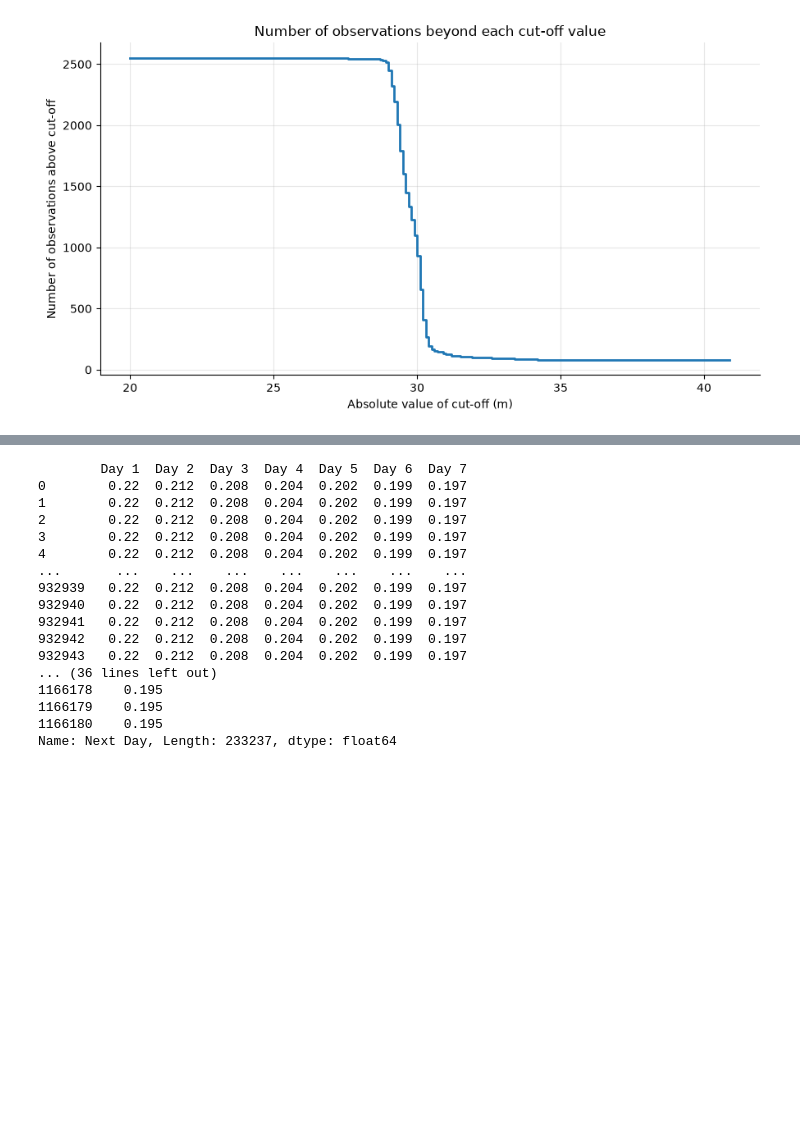
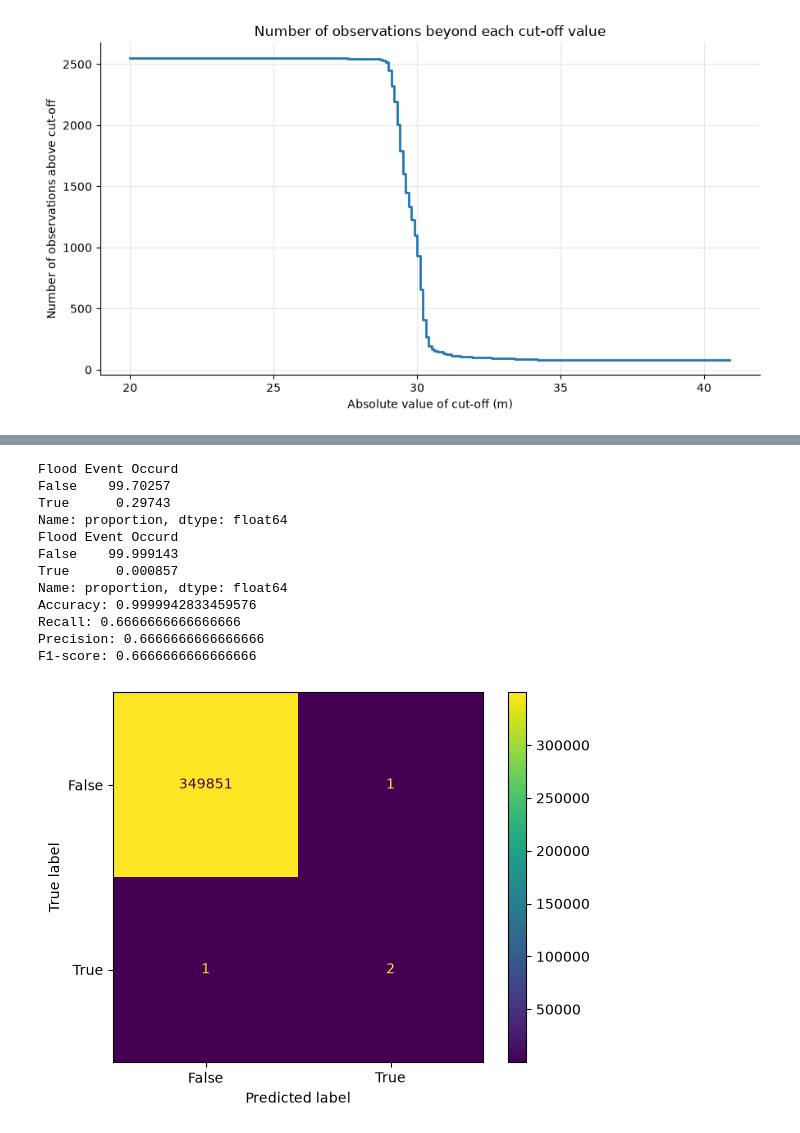
Before and after one commit to EmmaSC05/MLP-Group-Project, a Jupyter notebook: Nina.ipynb, the cells around one changed output, grey strips where cells are left out. Drawn from its saved outputs; the diff is of its cells as text; code cells hidden in the pictures; blank space fills up the shorter version.

```diff
--- a/Nina.ipynb
+++ b/Nina.ipynb
@@ -171,38 +192,56 @@ Have we successfully got no NaNs? True
 # %%
 import sklearn
-from sklearn.preprocessing import LabelEncoder
 from sklearn.model_selection import train_test_split
 from sklearn.linear_model import LogisticRegression
-from sklearn.preprocessing import StandardScaler
 from sklearn.pipeline import make_pipeline
-from sklearn.compose import ColumnTransformer
-from sklearn.preprocessing import OneHotEncoder
+from sklearn.metrics import ConfusionMatrixDisplay
+from sklearn.metrics import accuracy_score, precision_score, f1_score, recall_score
+from sklearn import preprocessing
 
 # Splitting the preprocessed data
 X = valid_7day(avg).iloc[:,[2,3,4,5,6,7,8]] # only 7 day period
-y = valid_7day(avg).iloc[:, 9] # the next day after 7 day period
+y = valid_7day(avg).iloc[:, 10] # the next day after 7 day period
 
 X_train, X_test, y_train, y_test = train_test_split(X, y, shuffle=False,
-                                                    test_size = 0.2, random_state=1112)
-print(X_train) # should be 80% * 1169323 = 935458ish
-print(X_test) # should be 20% * 1169323 = 233864ish
-print(y_train)
-print(y_test)
+                                                    test_size = 0.3, random_state=0)
+# print(X_train)
+# print(X_test)
+# print(y_train)
+# print(y_test)
+
+# creating a pipe using the make_pipeline method
+pipe = make_pipeline(LogisticRegression(random_state=42, C=np.inf))
+
+#fitting data into the model
+pipe.fit(X_train, y_train)
+
+# predicting values
+y_pred = pipe.predict(X_test)
+
+# Check the proportion of defaults in both train and test data sets
+print(pd.Series(y_train).value_counts(normalize=True)*100)
+print(pd.Series(y_test).value_counts(normalize=True)*100)
+# (Note: data is HIGHLY imbalances, had to set 70/30... need to decide how to deal with data imbalance)
+
+# Compute metrics
+print("Accuracy:", accuracy_score(y_test, y_pred))
+print("Recall:", recall_score(y_test, y_pred))
+print("Precision:", precision_score(y_test, y_pred))
+print("F1-score:", f1_score(y_test, y_pred))
+
+ConfusionMatrixDisplay.from_estimator(pipe.fit(X_train, y_train), X_test, y_test)
+plt.show()
 # %% [output]
-        Day 1  Day 2  Day 3  Day 4  Day 5  Day 6  Day 7
-0        0.22  0.212  0.208  0.204  0.202  0.199  0.197
-1        0.22  0.212  0.208  0.204  0.202  0.199  0.197
-2        0.22  0.212  0.208  0.204  0.202  0.199  0.197
-3        0.22  0.212  0.208  0.204  0.202  0.199  0.197
-4        0.22  0.212  0.208  0.204  0.202  0.199  0.197
-...       ...    ...    ...    ...    ...    ...    ...
-932939   0.22  0.212  0.208  0.204  0.202  0.199  0.197
-932940   0.22  0.212  0.208  0.204  0.202  0.199  0.197
-932941   0.22  0.212  0.208  0.204  0.202  0.199  0.197
-932942   0.22  0.212  0.208  0.204  0.202  0.199  0.197
-932943   0.22  0.212  0.208  0.204  0.202  0.199  0.197
-... (36 lines left out)
-1166178    0.195
-1166179    0.195
-1166180    0.195
-Name: Next Day, Length: 233237, dtype: float64
+Flood Event Occurd
+False    99.70257
+True      0.29743
+Name: proportion, dtype: float64
+Flood Event Occurd
+False    99.999143
+True      0.000857
+Name: proportion, dtype: float64
+Accuracy: 0.9999942833459576
+Recall: 0.6666666666666666
+Precision: 0.6666666666666666
+F1-score: 0.6666666666666666
+[figure, added]
```
Also changed, not shown: parts of 1 cell of this notebook.
